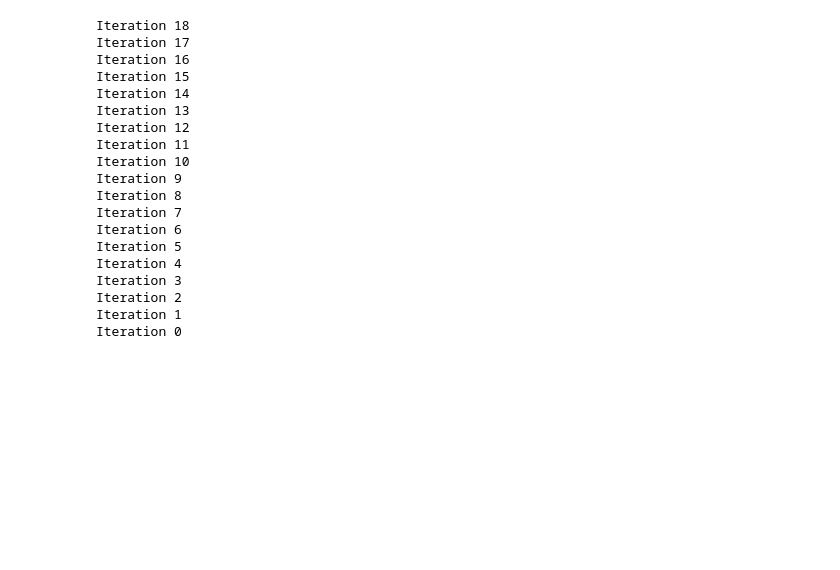
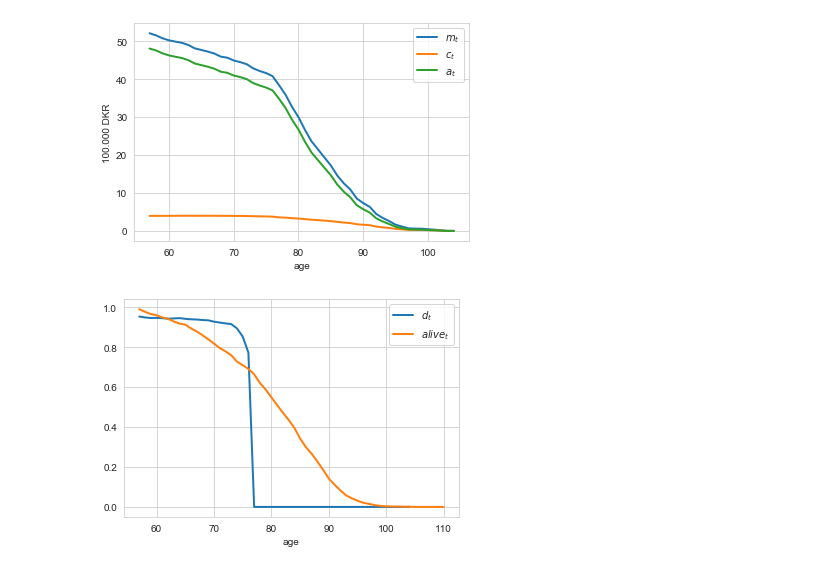
Before and after one commit to mathiassunesen/Speciale_retirement, a Jupyter notebook: Main/Frederik.ipynb, the cells around one changed output. Cells and saved outputs as stored; diff of their text form; code cells hidden in the pictures; blank space fills up the shorter version.

```diff
--- a/Main/Frederik.ipynb
+++ b/Main/Frederik.ipynb
@@ -16,23 +16,6 @@ model = RetirementModelClass(name='baseline',solmethod='egm')
 
 # c. solve
 model.solve()
+
+# d. simulate
+model.simulate()
-# %% [output]
-Iteration 18
-Iteration 17
-Iteration 16
-Iteration 15
-Iteration 14
-Iteration 13
-Iteration 12
-Iteration 11
-Iteration 10
-Iteration 9
-Iteration 8
-Iteration 7
-Iteration 6
-Iteration 5
-Iteration 4
-Iteration 3
-Iteration 2
-Iteration 1
-Iteration 0
@@ -125 +25,7 @@ def cons_choice(model,t,choice='work'):
+# %%
+figs.lifecycle(model)
+figs.lifecycle(model,['d','alive'])
+# %% [output]
+[figure, added]
+[figure, added]
 # %%
```
Also changed, not shown: parts of 12 cells of this notebook, 7 other files.
